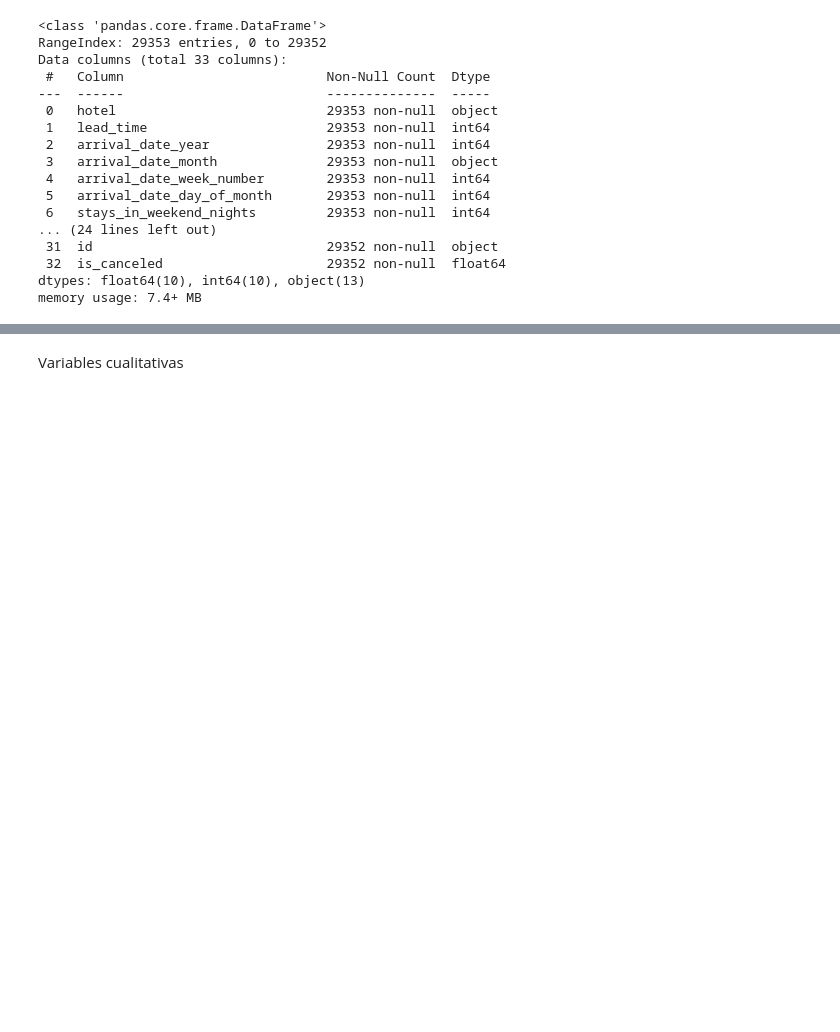
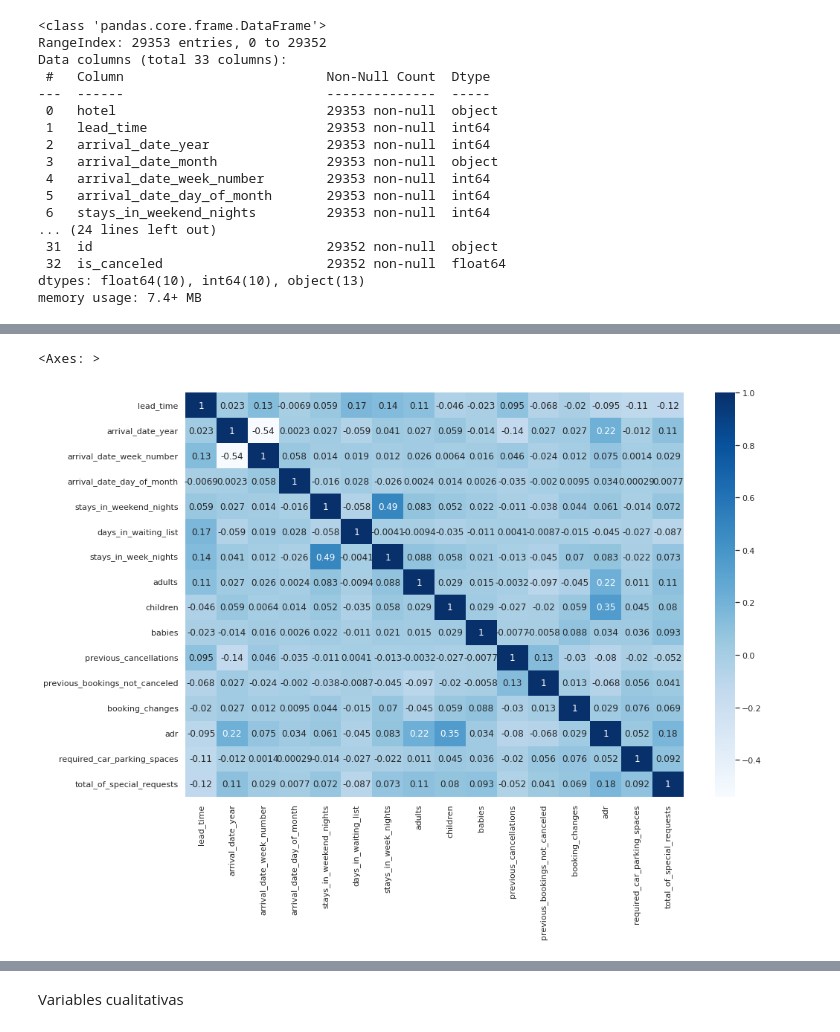
Before and after one commit to Los-persistentes-de-Pearson/7506R-1C2023-GRUPO09, a Jupyter notebook: 7506R_TP1_GRUPO9_CHP1_ENTREGA.ipynb, the cells around one changed output, grey strips where cells are left out. Cells and saved outputs as stored; diff of their text form; code cells hidden in the pictures; blank space fills up the shorter version.

```diff
--- a/7506R_TP1_GRUPO9_CHP1_ENTREGA.ipynb
+++ b/7506R_TP1_GRUPO9_CHP1_ENTREGA.ipynb
@@ -122,4 +120,31 @@ Variables cuantitativas, entre las cuales podemos encontrar:
 · total_of_special_requests
 
 · reservation_status_date
+# %%
+cuantitativas = ["lead_time"
+,"arrival_date_year"
+,"arrival_date_week_number"
+,"arrival_date_day_of_month"
+,"stays_in_weekend_nights"
+,"days_in_waiting_list"
+,"stays_in_week_nights"
+,"adults"
+,"children"
+,"babies"
+,"previous_cancellations"
+,"previous_bookings_not_canceled"
+,"booking_changes"
+,"adr"
+,"required_car_parking_spaces"
+,"total_of_special_requests"
+,"reservation_status_date"]
+
+correlaciones = hotelsdf[cuantitativas].corr()
+
+sns.set(style = 'darkgrid')
+plt.figure( figsize = (15, 10))
+sns.heatmap(data = correlaciones, annot = True, cmap = "Blues")
+# %% [output]
+<Axes: >
+[figure, added]
 # %%
```
Also changed, not shown: parts of 6 cells of this notebook.
